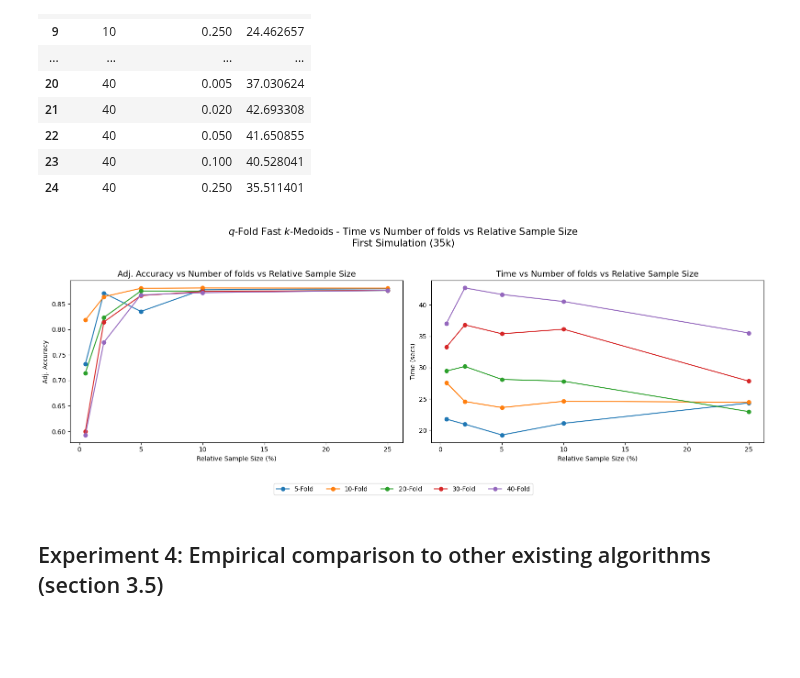
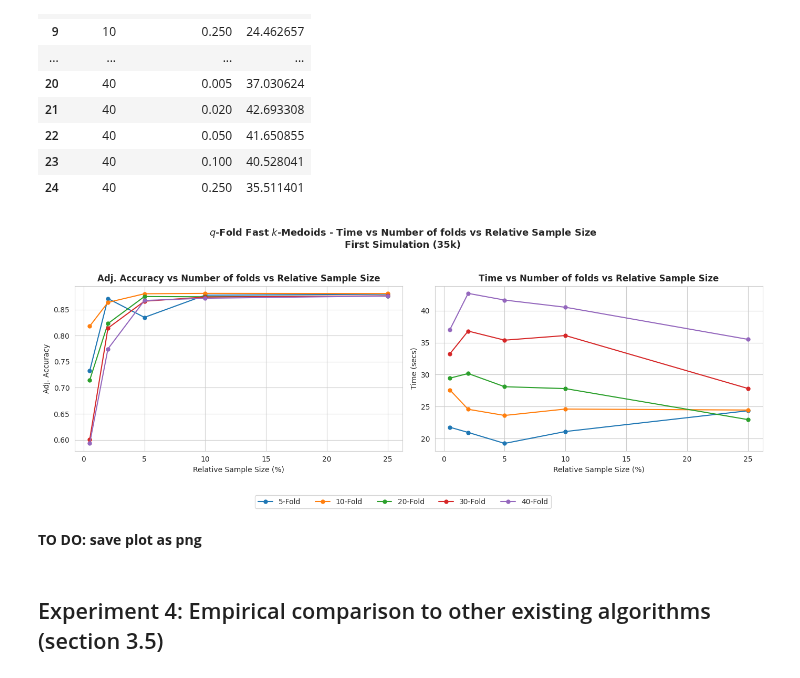
Before and after one commit to FabioScielzoOrtiz/db-robust-clust-paper-code, a Jupyter notebook: notebooks/experiments_simulation_1.ipynb, the cells around one changed output. Cells and saved outputs as stored; diff of their text form; code cells hidden in the pictures; blank space fills up the shorter version.

Commit message:
experiment 4 developments

```diff
--- a/notebooks/experiments_simulation_1.ipynb
+++ b/notebooks/experiments_simulation_1.ipynb
@@ -12,6 +12,7 @@ import matplotlib.pyplot as plt
 from BigEDA.descriptive import outliers_table
 from BigEDA.plots import boxplot_matrix, histogram_matrix, barplot_matrix
 from FastKmedoids.plots import clustering_MDS_plot_multiple_methods
+sns.set_style('whitegrid')
 
 current_path = os.getcwd()
 src_path = os.path.join(current_path, '..', 'src')
@@ -19,13 +20,16 @@ config_path = os.path.join(current_path, '..', 'config')
 sys.path.append(src_path)
 sys.path.append(config_path)
 from simulations_utils import get_simulation_1
-from experiments_utils import (make_experiment_1, make_experiment_3,
+from experiments_utils import (make_experiment_1,
+                               make_experiment_3,
+                               make_experiment_4,
                                get_pivoted_results, get_avg_results,
                                get_pivoted_results_two_iterables,
                                get_avg_results_two_iterables,
                                avg_results_to_dfs)
 from config_experiment_1_simulation_1 import get_config as get_config_exp_1_sim_1
 from config_experiment_3_simulation_1 import get_config as get_config_exp_3_sim_1
+from config_experiment_4_simulation_1 import get_config as get_config_exp_4_sim_1
 # %% [markdown]
 ## Data Simulation
 # %% [markdown]
@@ -430,38 +436,39 @@ dfs['time']
 # %%
 import matplotlib.pyplot as plt
 import seaborn as sns
 
-
-fig, axes = plt.subplots(1, 2, figsize=(16, 6), sharex=True)
+fig, axes = plt.subplots(1, 2, figsize=(14, 5.5), sharex=True)
 
 # Primer subplot: Accuracy
 ax1 = axes[0]
 for k1 in sorted(dfs['adj_accuracy']['n_splits'].unique()):
     subset = dfs['adj_accuracy'][dfs['adj_accuracy']['n_splits'] == k1]
-    ax1.plot(subset['frac_sample_sizes'] * 100, subset['adj_accuracy'], marker='o', label=f"{k1}-Fold")
-ax1.set_title("Adj. Accuracy vs Number of folds vs Relative Sample Size", fontsize=13)
+    ax1.plot(subset['frac_sample_sizes'] * 100, subset['adj_accuracy'], marker='o', markersize=5, label=f"{k1}-Fold")
+ax1.set_title("Adj. Accuracy vs Number of folds vs Relative Sample Size", fontsize=12, fontweight='bold')
 ax1.set_xlabel("Relative Sample Size (%)")
 ax1.set_ylabel("Adj. Accuracy")
 
 # Segundo subplot: Time
 ax2 = axes[1]
 for k1 in sorted(dfs['time']['n_splits'].unique()):
     subset = dfs['time'][dfs['time']['n_splits'] == k1]
-    ax2.plot(subset['frac_sample_sizes'] * 100, subset['time'], marker='o', label=f"{k1}-Fold")
-ax2.set_title("Time vs Number of folds vs Relative Sample Size", fontsize=13)
+    ax2.plot(subset['frac_sample_sizes'] * 100, subset['time'], marker='o', markersize=5, label=f"{k1}-Fold")
+ax2.set_title("Time vs Number of folds vs Relative Sample Size", fontsize=12, fontweight='bold')
 ax2.set_xlabel("Relative Sample Size (%)")
 ax2.set_ylabel("Time (secs)")
 
 # Título general
-fig.suptitle("$q$-Fold Fast $k$-Medoids - Time vs Number of folds vs Relative Sample Size\nFirst Simulation (35k)", fontsize=15)
+fig.suptitle("$q$-Fold Fast $k$-Medoids - Time vs Number of folds vs Relative Sample Size\nFirst Simulation (35k)", fontsize=13, fontweight='bold')
 
 # Leyenda común abajo
 handles, labels = ax1.get_legend_handles_labels()
 fig.legend(handles, labels, loc='lower center', ncol=len(labels), fontsize=10)
 
 plt.tight_layout(rect=[0, 0.1, 1, 0.95])
 plt.show()
 # %% [output]
-[figure, old version]
+[figure, new version]
+# %% [markdown]
+**TO DO: save plot as png**
 # %% [markdown]
 ## Experiment 4: Empirical comparison to other existing algorithms (section 3.5)
```
Also changed, not shown: parts of 9 cells of this notebook, 2 other files.
